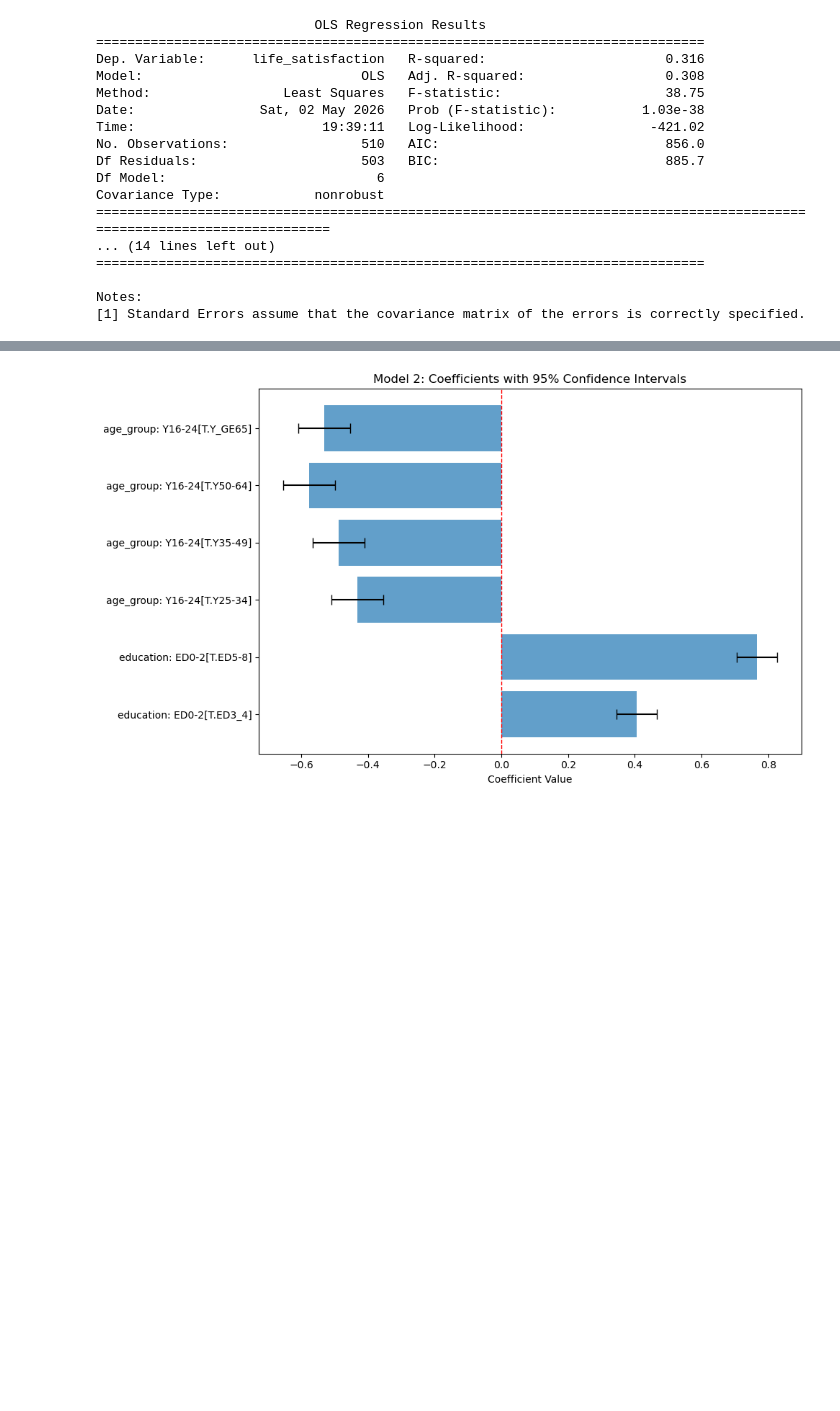
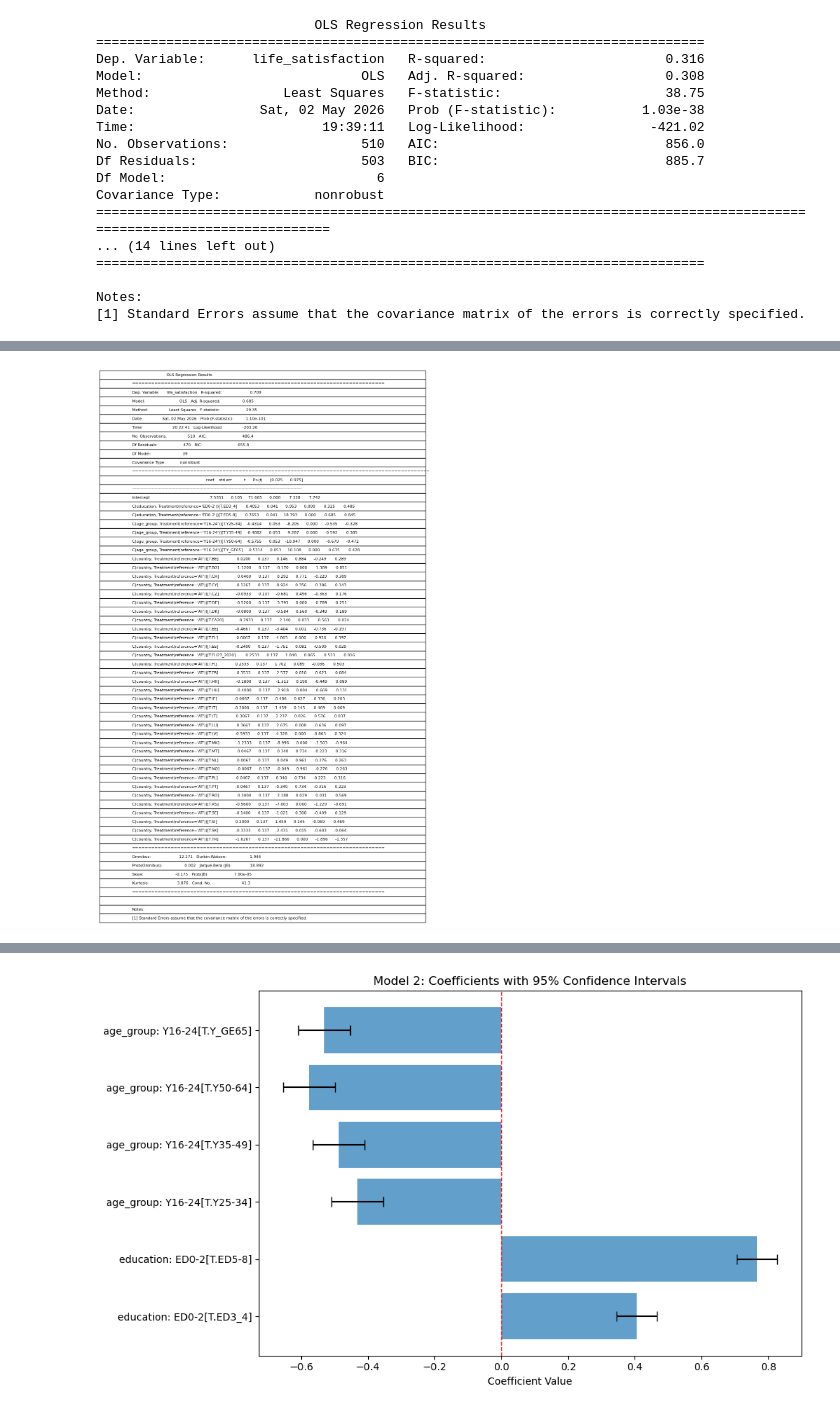
Before and after one commit to lisaanselme-tech/projet-python, a Jupyter notebook: Project.ipynb, the cells around one changed output, grey strips where cells are left out. Cells and saved outputs as stored; diff of their text form; code cells hidden in the pictures; blank space fills up the shorter version.

```diff
--- a/Project.ipynb
+++ b/Project.ipynb
@@ -510,6 +510,7 @@ Covariance Type:            nonrobust
 Notes:
 [1] Standard Errors assume that the covariance matrix of the errors is correctly specified.
 # %%
+
 # Model 3: Life satisfaction as a function of education level, age group, and country
 
 model3 = smf.ols("life_satisfaction ~ C(education, Treatment(reference='ED0-2')) + C(age_group, Treatment(reference='Y16-24')) + C(country, Treatment(reference='AT'))", data=df_reg).fit()
@@ -519,6 +520,31 @@ with open("model3_regression_summary.txt", "w", encoding="utf-8") as f:
     f.write(model3.summary().as_text())
 model3_coefficients = model3.summary2().tables[1]
 model3_coefficients.to_csv("model3_regression_coefficients.csv", index=True)
+
+# Create a table image of Model 3 regression results
+
+# Get summary table
+summary = model3.summary()
+
+# Create figure and axis
+fig, ax = plt.subplots(figsize=(12, 8))
+ax.axis('tight')
+ax.axis('off')
+
+# Convert summary to text and create table
+table_data = []
+for line in str(summary).split('\n'):
+    table_data.append([line])
+
+# Create table
+table = ax.table(cellText=table_data, cellLoc='left', loc='center',
+                colWidths=[1])
+table.auto_set_font_size(False)
+table.set_fontsize(8)
+table.scale(1, 1.5)
+
+plt.savefig("model3_regression_results_table.png", dpi=300, bbox_inches="tight")
+plt.show()
 # %% [output]
                             OLS Regression Results
 ==============================================================================
@@ -530,13 +556,14 @@ Time:                        19:39:52   Log-Likelihood:                -203.20
 No. Observations:                 510   AIC:                             486.4
 Df Residuals:                     470   BIC:                             655.8
 Df Model:                          39
 Covariance Type:            nonrobust
 =========================================================================================================================
 ... (47 lines left out)
 ==============================================================================
 
 Notes:
 [1] Standard Errors assume that the covariance matrix of the errors is correctly specified.
+[figure, added]
 # %%
 # Model 4: Life satisfaction as a function of education level, age group, and country
 model4 = smf.ols("life_satisfaction ~ C(education, Treatment(reference='ED0-2')) * C(age_group, Treatment(reference='Y16-24')) + C(country, Treatment(reference='AT'))", data=df_reg).fit()
```
Also changed, not shown: parts of 2 cells of this notebook, 4 other files.
